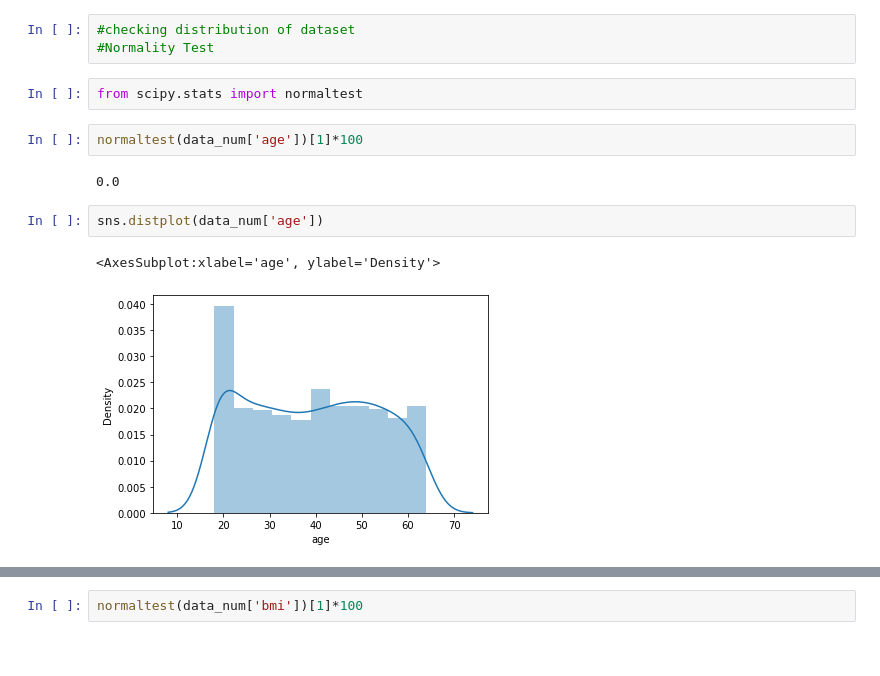
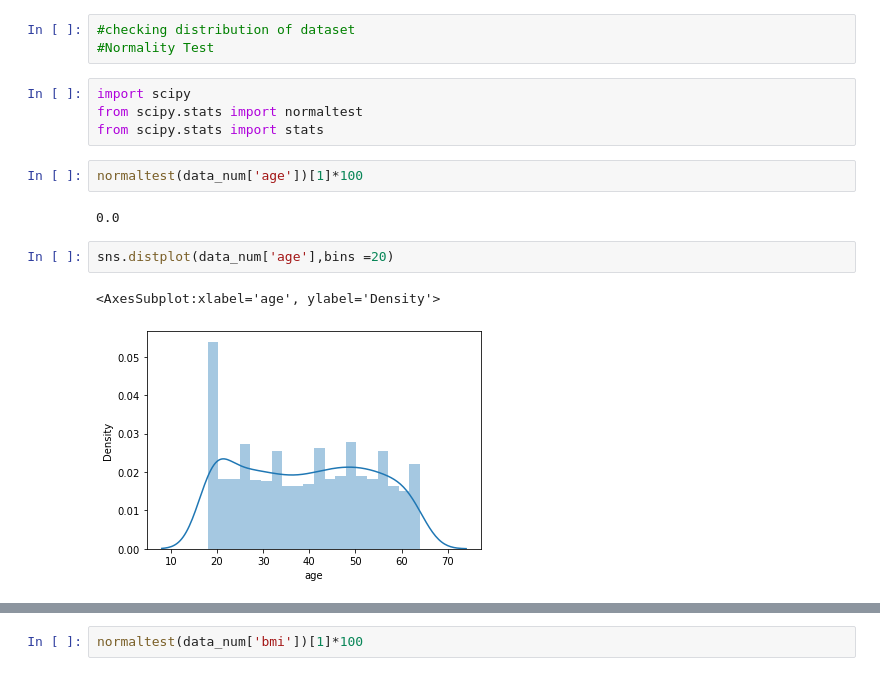
Before and after one commit to anktd23/ins-prem-prediction, a Jupyter notebook: EDA/ins-pre-pred.ipynb, the cells around one changed output, grey strips where cells are left out. Saved outputs shown, nothing was run; the diff lists cells and outputs as text.

```diff
--- a/EDA/ins-pre-pred.ipynb
+++ b/EDA/ins-pre-pred.ipynb
@@ -134,13 +244,15 @@ df.describe().T
 #checking distribution of dataset
 #Normality Test
 # %%
+import scipy
 from scipy.stats import normaltest
+from scipy.stats import stats
 # %%
 normaltest(data_num['age'])[1]*100
 # %% [output]
 0.0
 # %%
-sns.distplot(data_num['age'])
+sns.distplot(data_num['age'],bins =20)
 # %% [output]
 <AxesSubplot:xlabel='age', ylabel='Density'>
-[figure, old version]
+[figure, new version]
```
Also changed, not shown: parts of 92 cells of this notebook.
